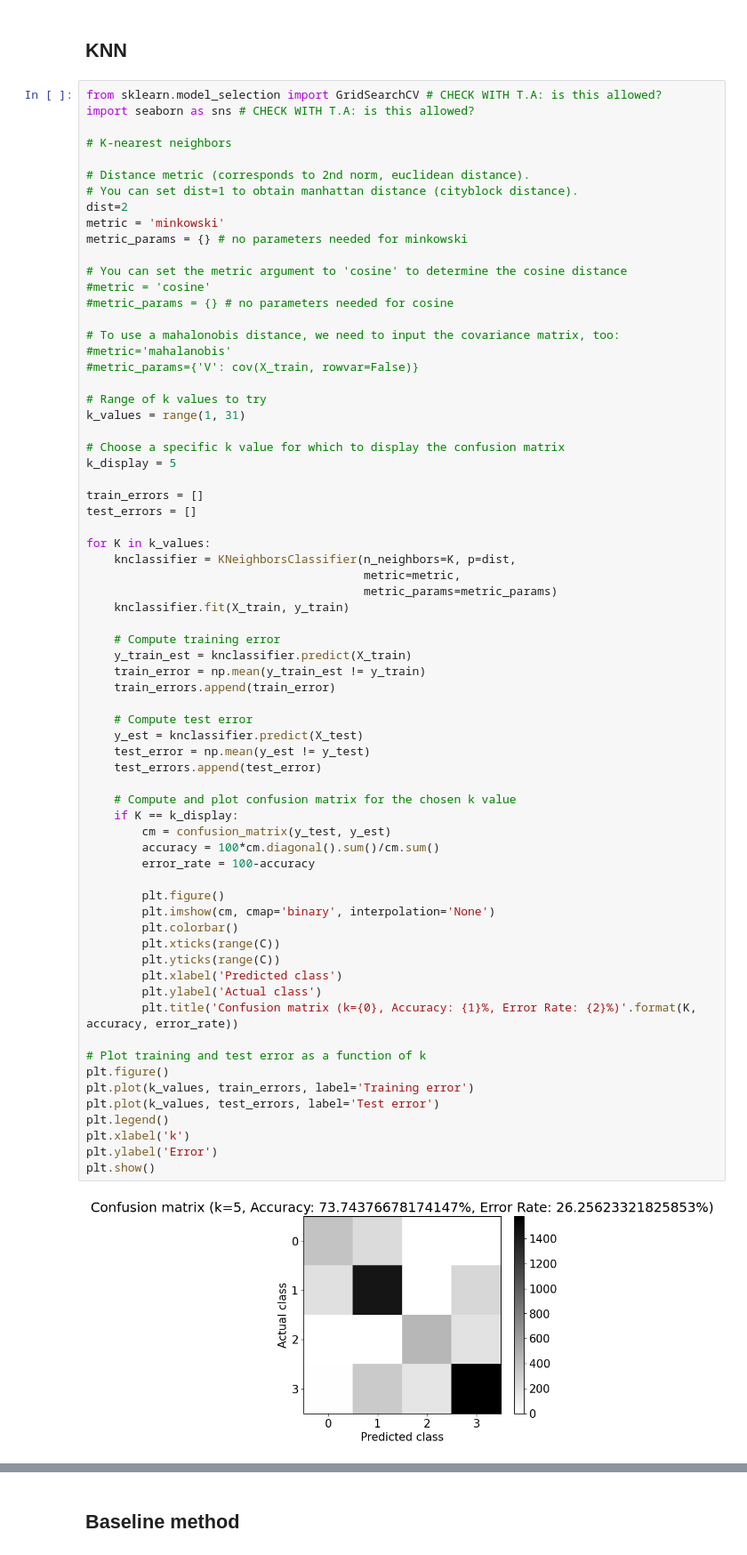
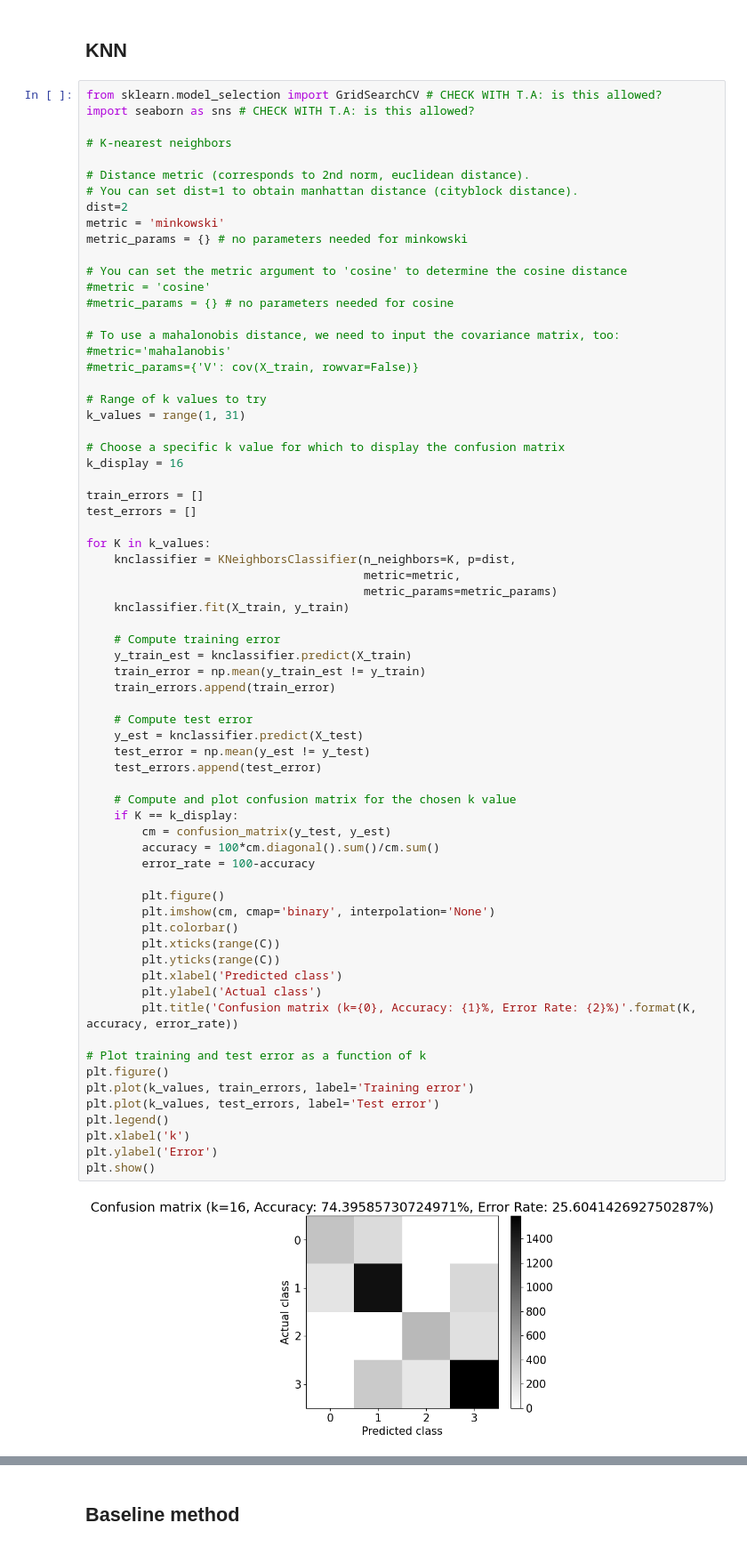
Before and after one commit to NicoloResmini/dtu-02450-projects, a Jupyter notebook: project_2/classification_nicolo.ipynb, the cells around one changed output, grey strips where cells are left out. Shown at 89% size. Drawn from its saved outputs; the diff is of its cells as text.

```diff
--- a/project_2/classification_nicolo.ipynb
+++ b/project_2/classification_nicolo.ipynb
@@ -200,7 +200,7 @@ metric_params = {} # no parameters needed for minkowski
 k_values = range(1, 31)
 
 # Choose a specific k value for which to display the confusion matrix
-k_display = 5
+k_display = 16
 
 train_errors = []
 test_errors = []
@@ -218,32 +218,32 @@ for K in k_values:
 
     # Compute test error
     y_est = knclassifier.predict(X_test)
     test_error = np.mean(y_est != y_test)
     test_errors.append(test_error)
 
     # Compute and plot confusion matrix for the chosen k value
     if K == k_display:
         cm = confusion_matrix(y_test, y_est)
         accuracy = 100*cm.diagonal().sum()/cm.sum()
         error_rate = 100-accuracy
 
         plt.figure()
         plt.imshow(cm, cmap='binary', interpolation='None')
         plt.colorbar()
         plt.xticks(range(C))
         plt.yticks(range(C))
         plt.xlabel('Predicted class')
         plt.ylabel('Actual class')
         plt.title('Confusion matrix (k={0}, Accuracy: {1}%, Error Rate: {2}%)'.format(K, accuracy, error_rate))
 
 # Plot training and test error as a function of k
 plt.figure()
 plt.plot(k_values, train_errors, label='Training error')
 plt.plot(k_values, test_errors, label='Test error')
 plt.legend()
 plt.xlabel('k')
 plt.ylabel('Error')
 plt.show()
 # %% [output]
-[figure, old version]
+[figure, new version]
 [figure]
```
Also changed, not shown: parts of 2 cells of this notebook.
